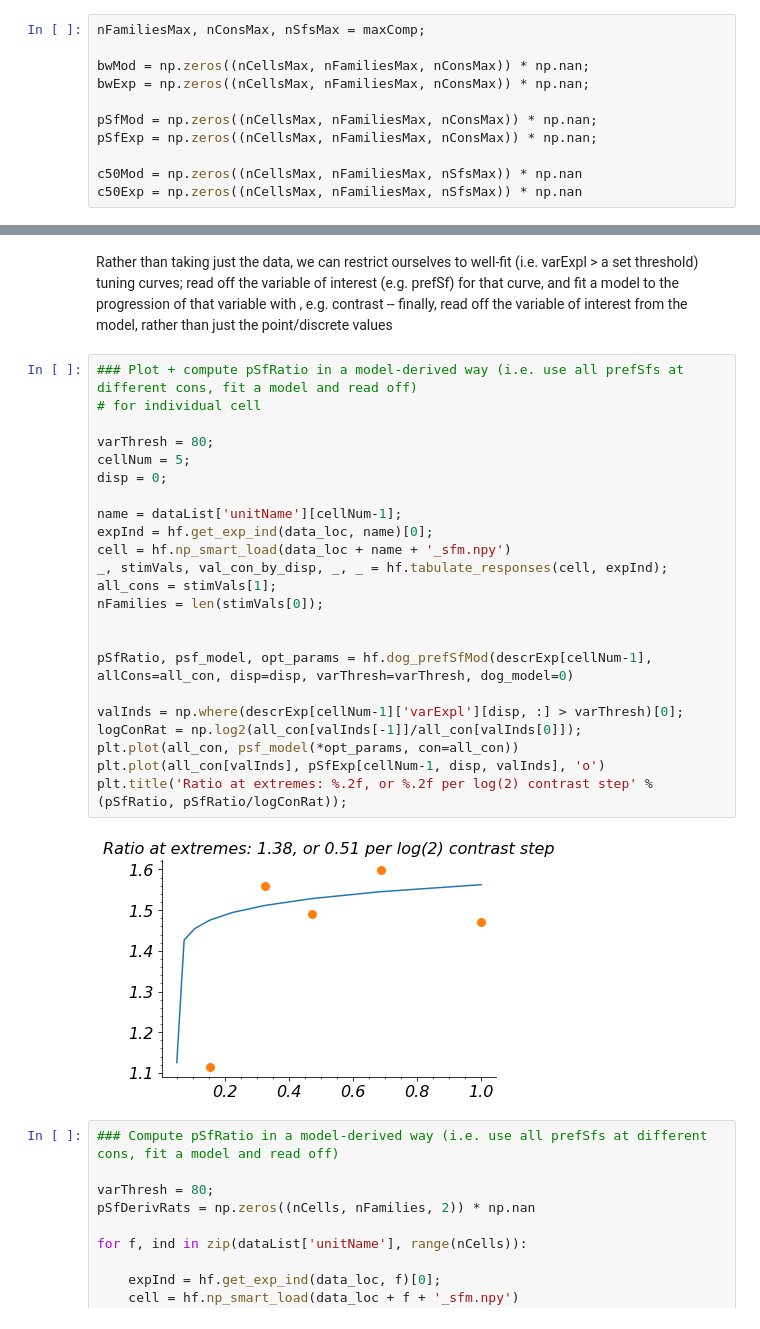
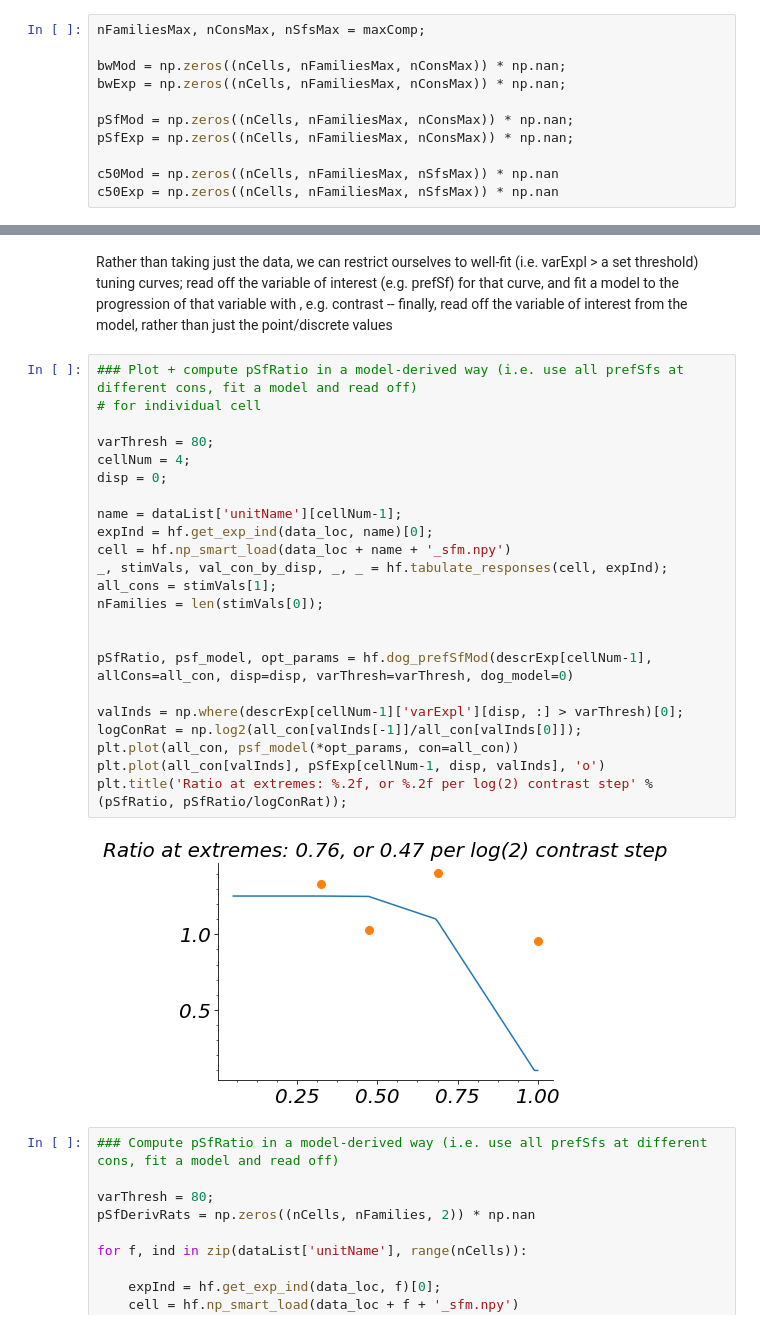
Before and after one commit to paul-levy/SF-diversity, a Jupyter notebook: descrAnalysisV1.ipynb, the cells around one changed output, grey strips where cells are left out. Cells and saved outputs as stored; diff of their text form.

```diff
--- a/descrAnalysisV1.ipynb
+++ b/descrAnalysisV1.ipynb
@@ -90,14 +95,14 @@ for f in dataList['unitName']:
 # %%
 nFamiliesMax, nConsMax, nSfsMax = maxComp;
 
-bwMod = np.zeros((nCellsMax, nFamiliesMax, nConsMax)) * np.nan;
-bwExp = np.zeros((nCellsMax, nFamiliesMax, nConsMax)) * np.nan;
+bwMod = np.zeros((nCells, nFamiliesMax, nConsMax)) * np.nan;
+bwExp = np.zeros((nCells, nFamiliesMax, nConsMax)) * np.nan;
 
-pSfMod = np.zeros((nCellsMax, nFamiliesMax, nConsMax)) * np.nan;
-pSfExp = np.zeros((nCellsMax, nFamiliesMax, nConsMax)) * np.nan;
+pSfMod = np.zeros((nCells, nFamiliesMax, nConsMax)) * np.nan;
+pSfExp = np.zeros((nCells, nFamiliesMax, nConsMax)) * np.nan;
 
-c50Mod = np.zeros((nCellsMax, nFamiliesMax, nSfsMax)) * np.nan
-c50Exp = np.zeros((nCellsMax, nFamiliesMax, nSfsMax)) * np.nan
+c50Mod = np.zeros((nCells, nFamiliesMax, nSfsMax)) * np.nan
+c50Exp = np.zeros((nCells, nFamiliesMax, nSfsMax)) * np.nan
 # %%
 for i in descrExp:
     for f in range(nFamilies):
@@ -166,28 +171,28 @@ Rather than taking just the data, we can restrict ourselves to well-fit (i.e. va
 # %%
 ### Plot + compute pSfRatio in a model-derived way (i.e. use all prefSfs at different cons, fit a model and read off)
 # for individual cell
 
 varThresh = 80;
-cellNum = 5;
+cellNum = 4;
 disp = 0;
 
 name = dataList['unitName'][cellNum-1];
 expInd = hf.get_exp_ind(data_loc, name)[0];
 cell = hf.np_smart_load(data_loc + name + '_sfm.npy')
 _, stimVals, val_con_by_disp, _, _ = hf.tabulate_responses(cell, expInd);
 all_cons = stimVals[1];
 nFamilies = len(stimVals[0]);
 
 
 pSfRatio, psf_model, opt_params = hf.dog_prefSfMod(descrExp[cellNum-1], allCons=all_con, disp=disp, varThresh=varThresh, dog_model=0)
 
 valInds = np.where(descrExp[cellNum-1]['varExpl'][disp, :] > varThresh)[0];
 logConRat = np.log2(all_con[valInds[-1]]/all_con[valInds[0]]);
 plt.plot(all_con, psf_model(*opt_params, con=all_con))
 plt.plot(all_con[valInds], pSfExp[cellNum-1, disp, valInds], 'o')
 plt.title('Ratio at extremes: %.2f, or %.2f per log(2) contrast step' % (pSfRatio, pSfRatio/logConRat));
 # %% [output]
-[figure, old version]
+[figure, new version]
 # %%
 ### Compute pSfRatio in a model-derived way (i.e. use all prefSfs at different cons, fit a model and read off)
 
```
Also changed, not shown: parts of 8 cells of this notebook, 5 other files.
